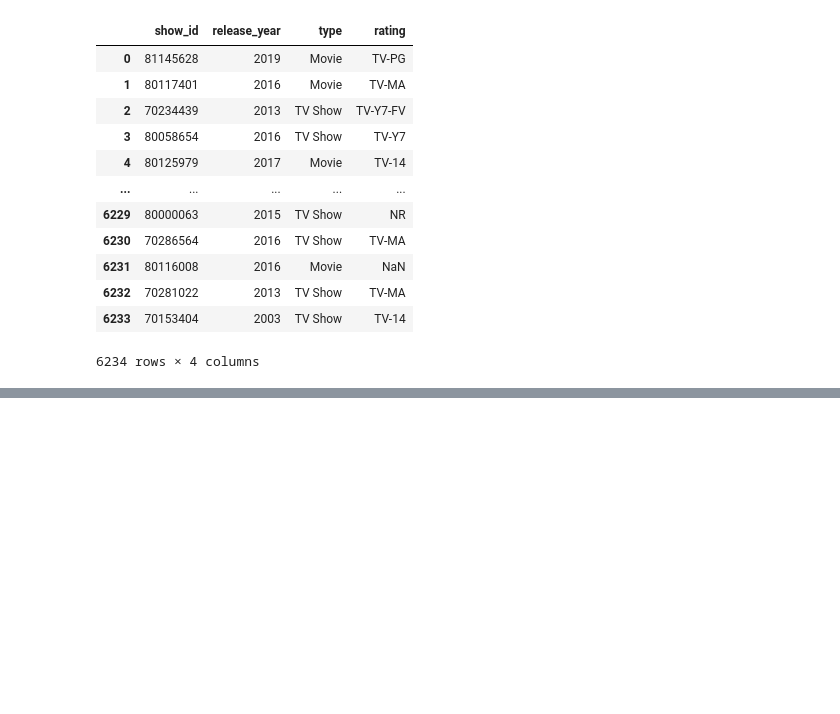
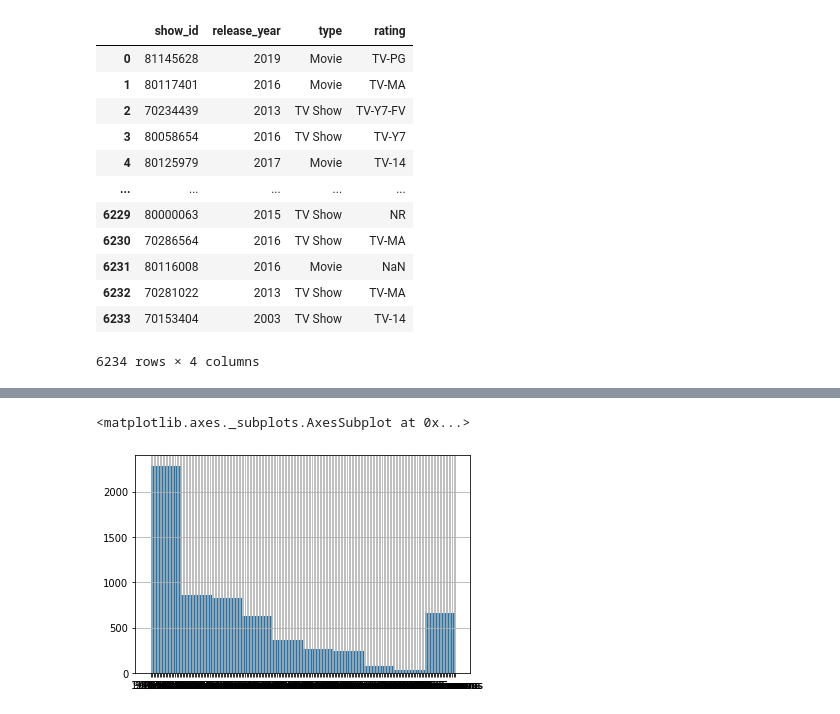
Before and after one commit to mashanz/data-sains-lab, a Jupyter notebook: netflix_python.ipynb, the cells around one changed output, grey strips where cells are left out. Cells and saved outputs as stored; diff of their text form; code cells hidden in the pictures; blank space fills up the shorter version.

```diff
--- a/netflix_python.ipynb
+++ b/netflix_python.ipynb
@@ -75,0 +129,5 @@ netflix[["show_id", "release_year", "type", "rating"]]
+# %%
+netflix["duration"].hist()
+# %% [output]
+<matplotlib.axes._subplots.AxesSubplot at 0x...>
+[figure, added]
```
Also changed, not shown: parts of 9 cells of this notebook, 2 other files.
